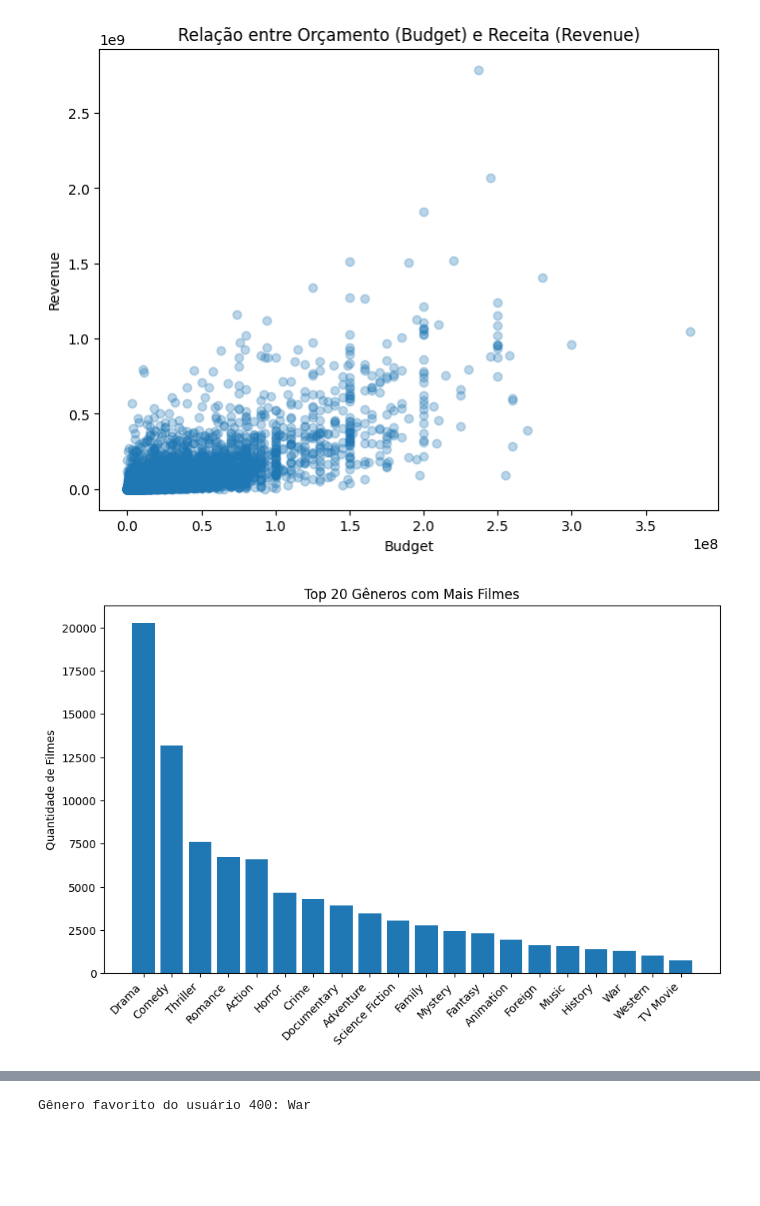
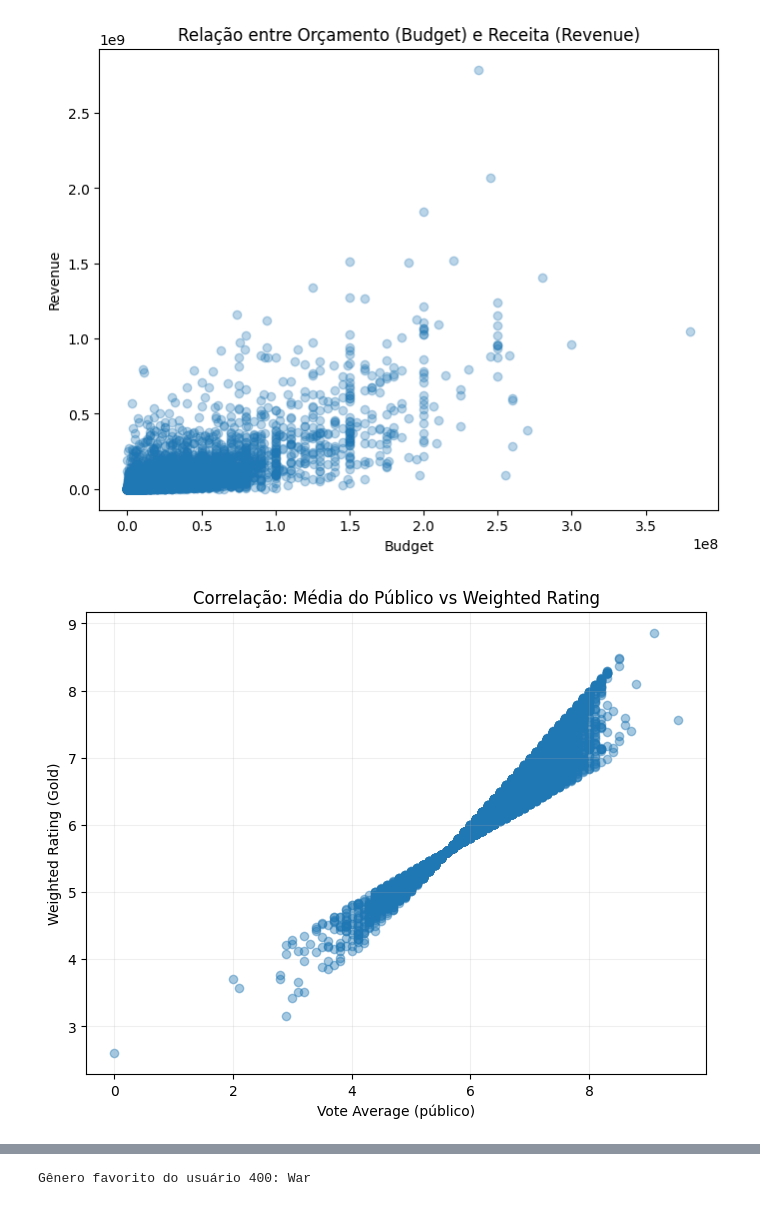
Before and after one commit to CaioCBCouto/bigdata, a Jupyter notebook: notebooks/03_gold_analise.ipynb, the cells around one changed output, grey strips where cells are left out. Cells and saved outputs as stored; diff of their text form; code cells hidden in the pictures; blank space fills up the shorter version.

Commit message:
Refactor: Update execution counts and enhance visualization functions in the analysis notebook

```diff
--- a/notebooks/03_gold_analise.ipynb
+++ b/notebooks/03_gold_analise.ipynb
@@ -132,0 +163,14 @@ def plot_budget_revenue_relation():
+# %%
+def plot_corr_weighted_vs_voteavg():
+    import pandas as pd
+    import matplotlib.pyplot as plt
+
+    scores = pd.read_parquet(f"{GOLD_DIR}/movies_scores.parquet")
+
+    plt.figure(figsize=(8,6))
+    plt.scatter(scores["vote_average"], scores["weighted_rating"], alpha=0.4)
+    plt.xlabel("Vote Average (público)")
+    plt.ylabel("Weighted Rating (Gold)")
+    plt.title("Correlação: Média do Público vs Weighted Rating")
+    plt.grid(True, alpha=0.2)
+    plt.show()
@@ -232,7 +340,3 @@ plot_top20_movies()
 plot_budget_revenue_relation()
 # %% [output]
 [figure]
-# %%
-plot_popular_genres()
-# %% [output]
-[figure, removed]
@@ -238,0 +345,4 @@ plot_popular_genres()
+# %%
+plot_corr_weighted_vs_voteavg()
+# %% [output]
+[figure, added]
```
Also changed, not shown: parts of 12 cells of this notebook.
